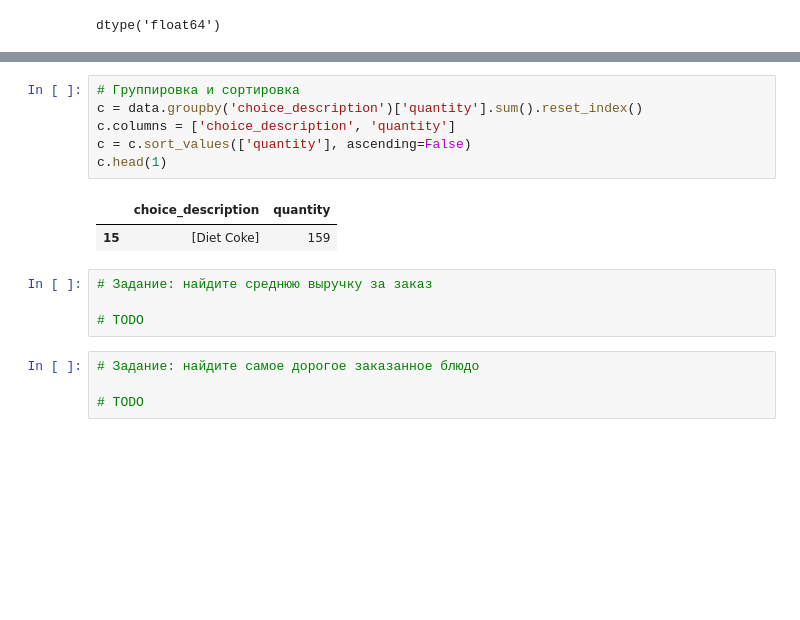
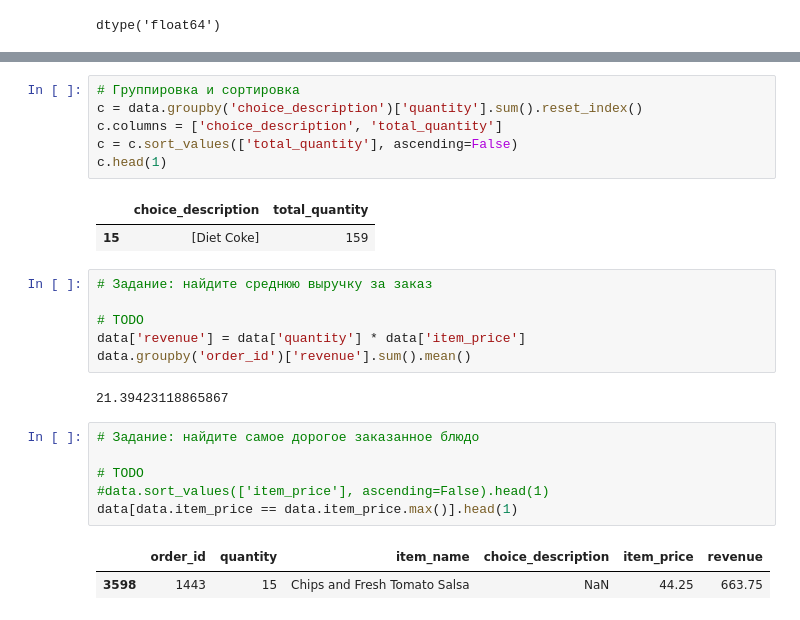
Before and after one commit to HSE-intro-python-2023-24/lectures-and-seminars, a Jupyter notebook: seminar_5_numpy_pandas.ipynb, the cells around one changed output, grey strips where cells are left out. Drawn from its saved outputs; the diff is of its cells as text; blank space fills up the shorter version.

```diff
--- a/seminar_5_numpy_pandas.ipynb
+++ b/seminar_5_numpy_pandas.ipynb
@@ -125,19 +235,28 @@ Revenue was: $39237.02
 # %%
 # Группировка и сортировка
 c = data.groupby('choice_description')['quantity'].sum().reset_index()
-c.columns = ['choice_description', 'quantity']
-c = c.sort_values(['quantity'], ascending=False)
+c.columns = ['choice_description', 'total_quantity']
+c = c.sort_values(['total_quantity'], ascending=False)
 c.head(1)
 # %% [output]
-|  | choice_description | quantity |
+|  | choice_description | total_quantity |
 | 15 | [Diet Coke] | 159 |
 # %%
 # Задание: найдите среднюю выручку за заказ
 
 # TODO
+data['revenue'] = data['quantity'] * data['item_price']
+data.groupby('order_id')['revenue'].sum().mean()
+# %% [output]
+21.39423118865867
 # %%
 # Задание: найдите самое дорогое заказанное блюдо
 
 # TODO
+#data.sort_values(['item_price'], ascending=False).head(1)
+data[data.item_price == data.item_price.max()].head(1)
+# %% [output]
+|  | order_id | quantity | item_name | choice_description | item_price | revenue |
+| 3598 | 1443 | 15 | Chips and Fresh Tomato Salsa | NaN | 44.25 | 663.75 |
 # %%
 # Задание: постройте гистограмму топ 5 заказанных блюд
```
Also changed, not shown: parts of 15 cells of this notebook.
